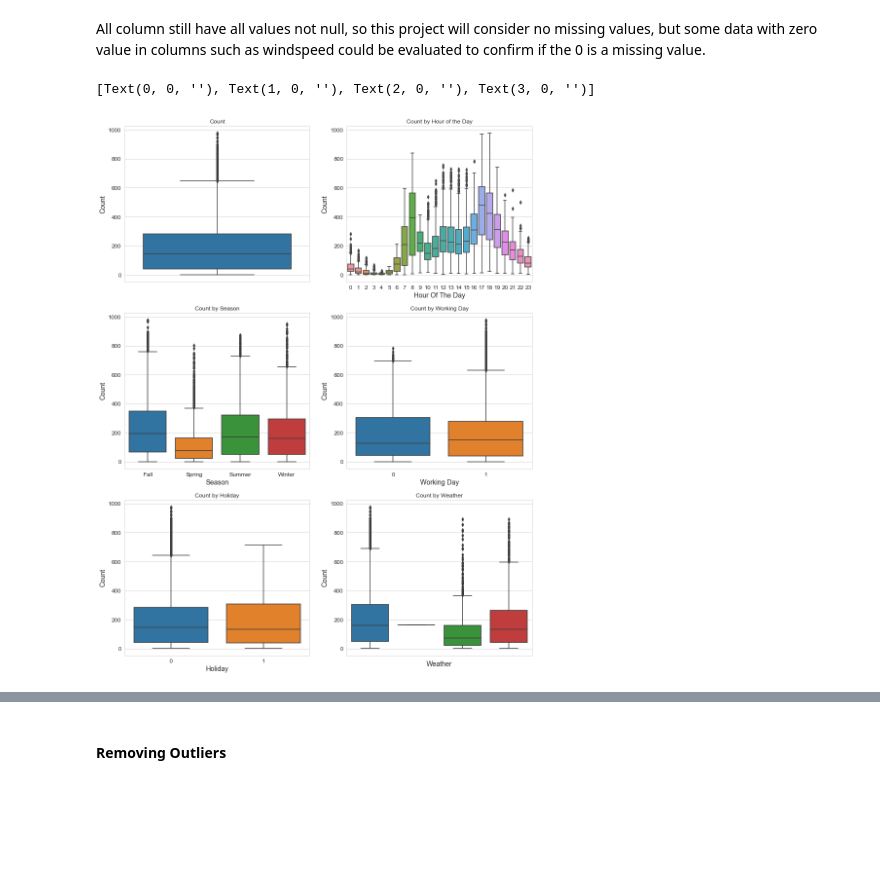
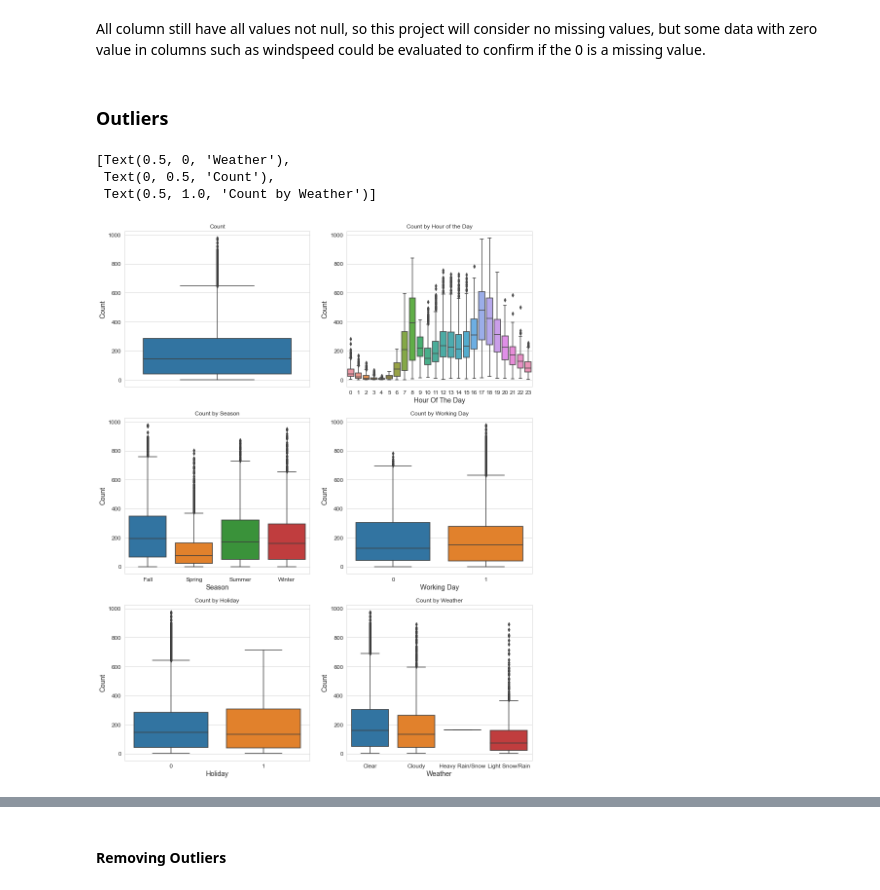
Before and after one commit to PeterStos/Bike_Sharing_Demand, a Jupyter notebook: Bike_Sharing_Demand.ipynb, the cells around one changed output, grey strips where cells are left out. Cells and saved outputs as stored; diff of their text form; code cells hidden in the pictures; blank space fills up the shorter version.

```diff
--- a/Bike_Sharing_Demand.ipynb
+++ b/Bike_Sharing_Demand.ipynb
@@ -195,10 +196,14 @@ train.datetime = pd.to_datetime(train.datetime)   # convert train.datetime to ty
 test.datetime = pd.to_datetime(test.datetime)     # convert test.datetime to type datetime
 # %%
 train["season"] = train.season.map({1:"Spring", 2:"Summer", 3:"Fall", 4:"Winter" })
-train["weather"] = train.weather.map({1:" Clear + Few clouds + Partly cloudy + Partly cloudy",\
-                                        2:" Mist + Cloudy, Mist + Broken clouds, Mist + Few clouds, Mist", \
-                                        3:" Light Snow, Light Rain + Thunderstorm + Scattered clouds, Light Rain + Scattered clouds", \
-                                        4:" Heavy Rain + Ice Pallets + Thunderstorm + Mist, Snow + Fog"})
+#train["weather"] = train.weather.map({1:" Clear + Few clouds + Partly cloudy + Partly cloudy",\
+#                                        2:" Mist + Cloudy, Mist + Broken clouds, Mist + Few clouds, Mist", \
+#                                        3:" Light Snow, Light Rain + Thunderstorm + Scattered clouds, Light Rain + Scattered clouds", \
+#                                        4:" Heavy Rain + Ice Pallets + Thunderstorm + Mist, Snow + Fog"})
+train["weather"] = train.weather.map({1:"Clear",\
+                                        2:"Cloudy", \
+                                        3:"Light Snow/Rain", \
+                                        4:"Heavy Rain/Snow"})
 # %% [markdown]
 #### Converting to categorical data
 # %%
@@ -241,23 +266,27 @@ weekday       0
 dtype: int64
 # %% [markdown]
 All column still have all values not null, so this project will consider no missing values, but some data with zero value in columns such as windspeed could be evaluated to confirm if the 0 is a missing value.
+# %% [markdown]
+### Outliers
 # %%
 fig, axes = plt.subplots(nrows=3,ncols=2)
 fig.set_size_inches(15, 20)
 sns.boxplot(data=train,y="count",orient="v",ax=axes[0][0])
 sns.boxplot(data=train,y="count",x="hour",orient="v",ax=axes[0][1])
 sns.boxplot(data=train,y="count",x="season",orient="v",ax=axes[1][0])
 sns.boxplot(data=train,y="count",x="workingday",orient="v",ax=axes[1][1])
 sns.boxplot(data=train,y="count",x="holiday",orient="v",ax=axes[2][0])
 sns.boxplot(data=train,y="count",x="weather",orient="v",ax=axes[2][1])
 
 axes[0][0].set(ylabel='Count',title="Count")
 axes[0][1].set(xlabel='Hour Of The Day', ylabel='Count',title="Count by Hour of the Day")
 axes[1][0].set(xlabel='Season', ylabel='Count',title="Count by Season")
 axes[1][1].set(xlabel='Working Day', ylabel='Count',title="Count by Working Day")
 axes[2][0].set(xlabel='Holiday', ylabel='Count',title="Count by Holiday")
 axes[2][1].set(xlabel='Weather', ylabel='Count',title="Count by Weather")
-axes[2][1].set_xticklabels([])
+#axes[2][1].set_xticklabels([])
 # %% [output]
-[Text(0, 0, ''), Text(1, 0, ''), Text(2, 0, ''), Text(3, 0, '')]
+[Text(0.5, 0, 'Weather'),
+ Text(0, 0.5, 'Count'),
+ Text(0.5, 1.0, 'Count by Weather')]
-[figure, old version]
+[figure, new version]
```
Also changed, not shown: parts of 13 cells of this notebook.
